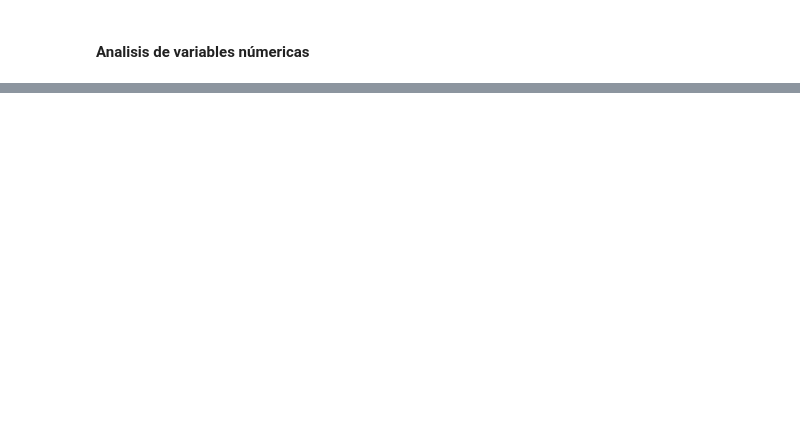
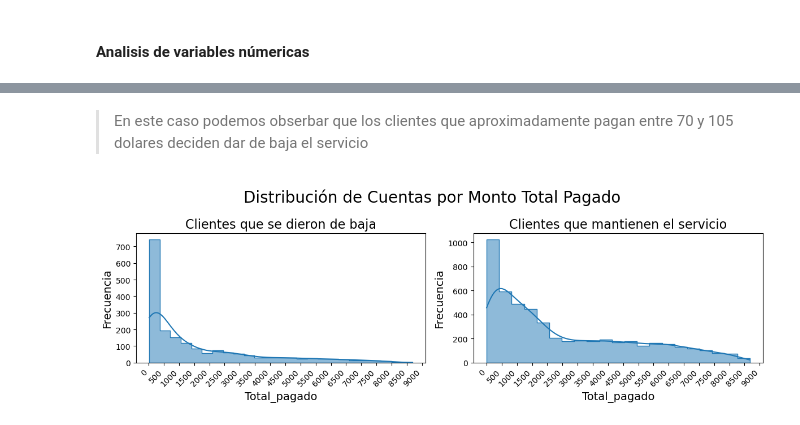
Before and after one commit to Fersh5/TelecomX, a Jupyter notebook: analisis_evasion_cliente.ipynb, the cells around one changed output, grey strips where cells are left out. Saved outputs shown, nothing was run; the diff lists cells and outputs as text; code cells hidden in the pictures; blank space fills up the shorter version.

```diff
--- a/analisis_evasion_cliente.ipynb
+++ b/analisis_evasion_cliente.ipynb
@@ -505,0 +549,20 @@ plt.show()
+# %% [markdown]
+> En este caso podemos obserbar que los clientes que aproximadamente pagan entre 70 y 105 dolares deciden dar de baja el servicio
+# %%
+fig, axs = plt.subplots(1,2,figsize=(12, 4))
+plt.suptitle('Distribución de Cuentas por Monto Total Pagado',fontsize=20)
+titulo = ['Clientes que se dieron de baja','Clientes que mantienen el servicio']
+
+for grafica in range(len(graficas)):
+    sns.histplot(data=graficas[grafica], x=numericas[2], kde=True, element='step',ax=axs[grafica])
+    axs[grafica].set_title(f'{titulo[grafica]}',fontsize=16)
+    axs[grafica].set_xlabel(numericas[2].capitalize(),fontsize=14)
+    axs[grafica].set_ylabel('Frecuencia',fontsize=14)
+    axs[grafica].xaxis.set_major_locator(plt.MultipleLocator(500))
+    plt.setp(axs[grafica].get_xticklabels(), rotation=45, ha='right',va='top')
+
+
+fig.tight_layout()
+plt.show()
+# %% [output]
+[figure, added]
```
Also changed, not shown: parts of 40 cells of this notebook.
